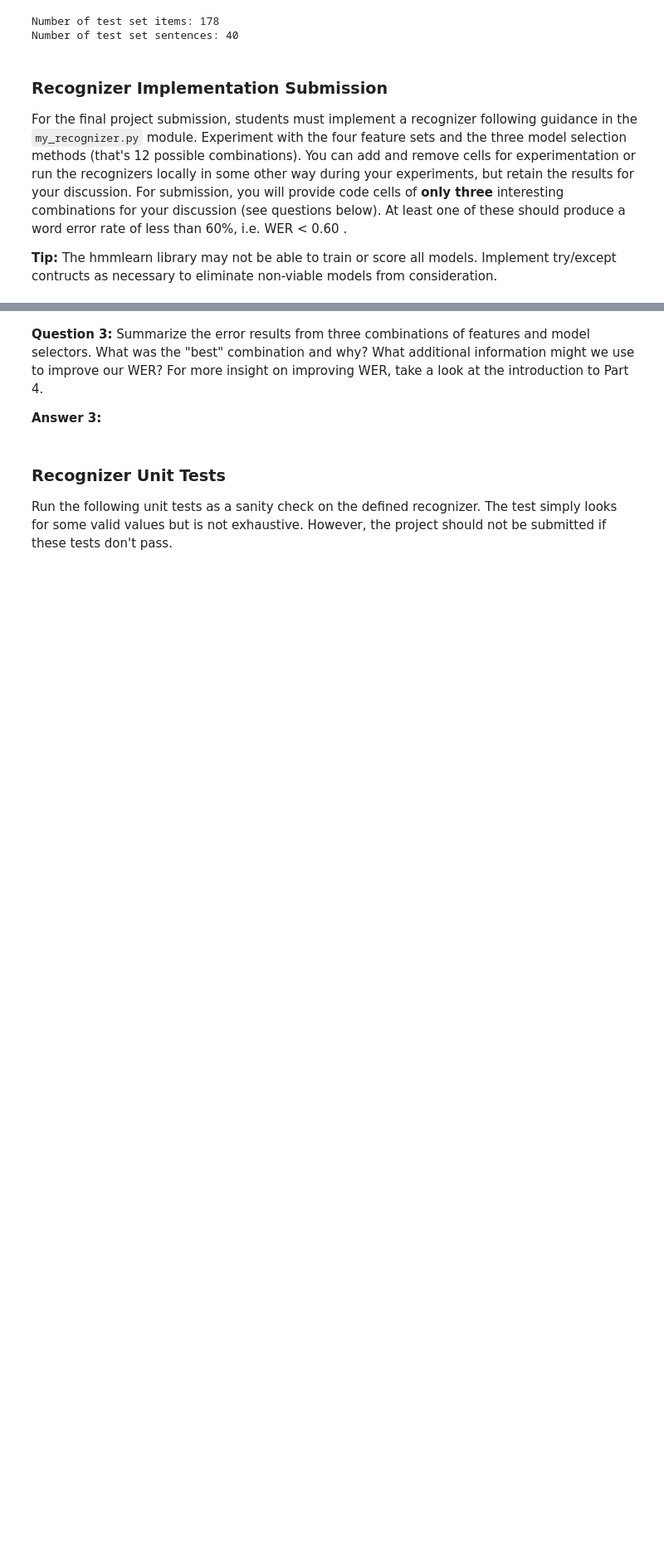
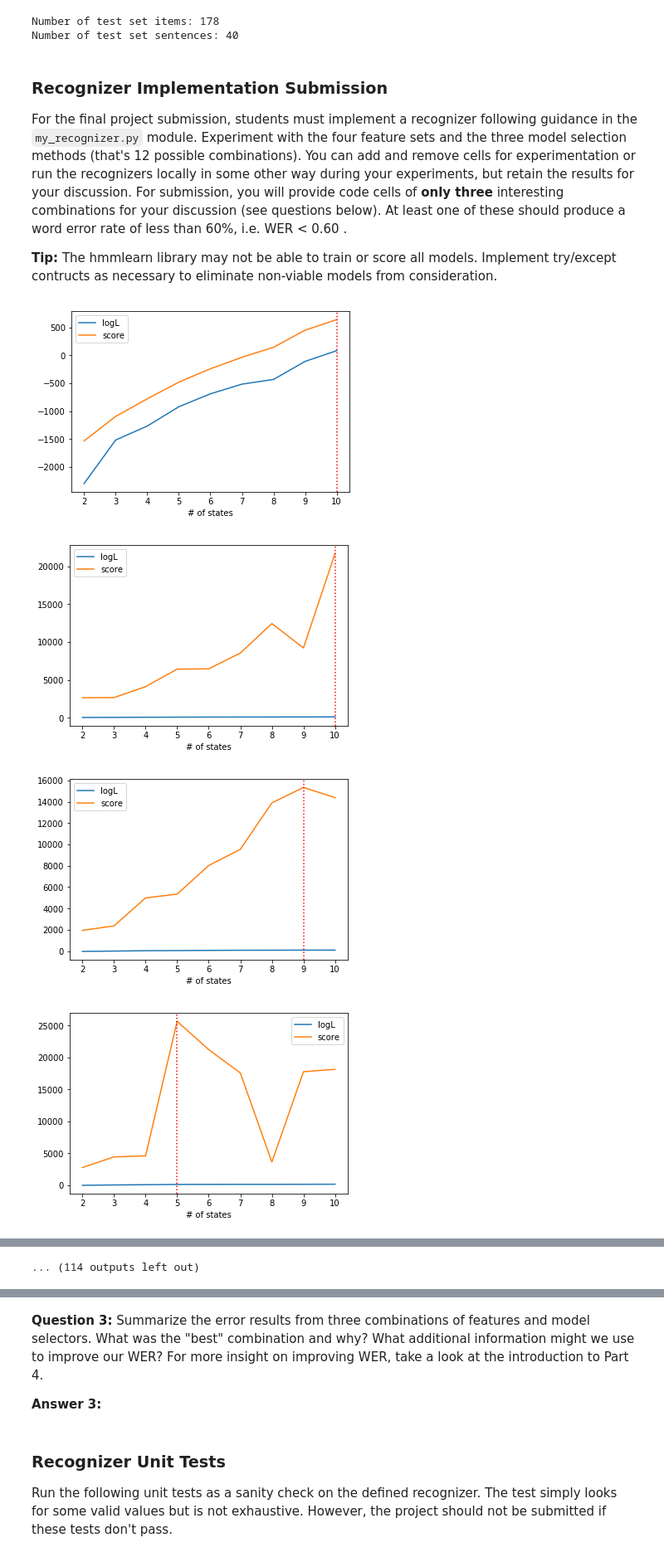
Before and after one commit to olehb/AIND-Recognizer, a Jupyter notebook: asl_recognizer.ipynb, the cells around one changed output, grey strips where cells are left out. Shown at 83% size. Saved outputs shown, nothing was run; the diff lists cells and outputs as text; code cells hidden in the pictures; blank space fills up the shorter version.

```diff
--- a/asl_recognizer.ipynb
+++ b/asl_recognizer.ipynb
@@ -865,9 +865,14 @@ from my_recognizer import recognize
 from asl_utils import show_errors
 # %%
 # TODO Choose a feature set and model selector
-features = features_ground # change as needed
-model_selector = SelectorConstant # change as needed
+features = features_custom # change as needed
+model_selector = SelectorDIC # change as needed
 
 # TODO Recognize the test set and display the result with the show_errors method
 models = train_all_words(features, model_selector)
 test_set = asl.build_test(features)
+# %% [output]
+[figure, added]
+[figure, added]
+[figure, added]
+[figure, added]
@@ -874,3 +887,4 @@ test_set = asl.build_test(features)
+... (114 outputs left out)
 # %%
 probabilities, guesses = recognize(models, test_set)
 show_errors(guesses, test_set)
```
Also changed, not shown: parts of 3 cells of this notebook, 1 other file.
